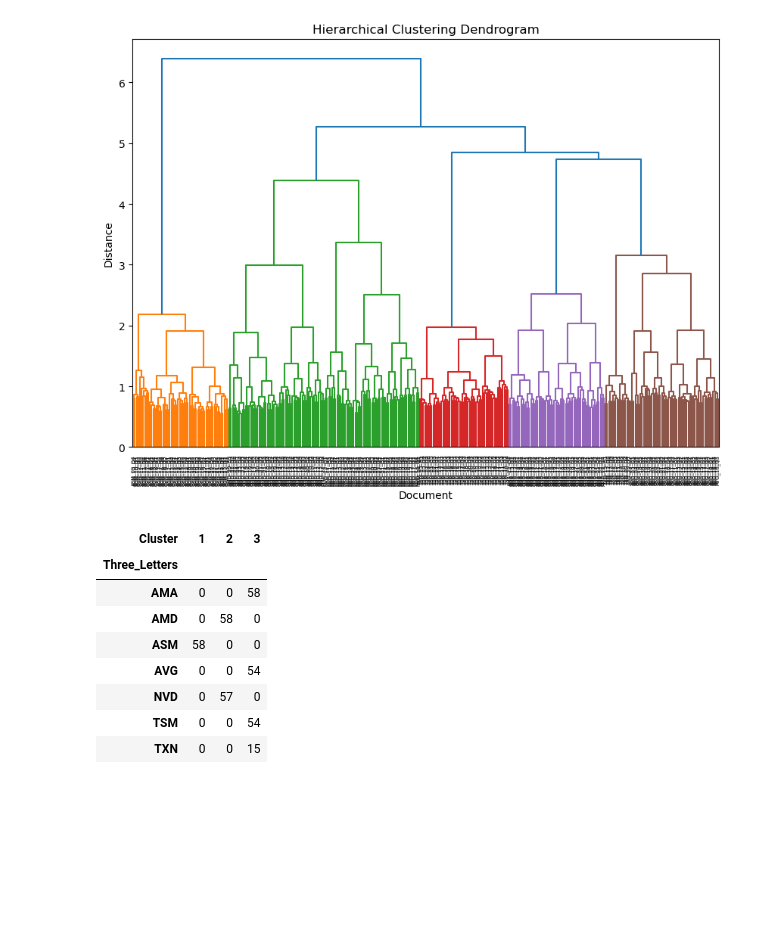
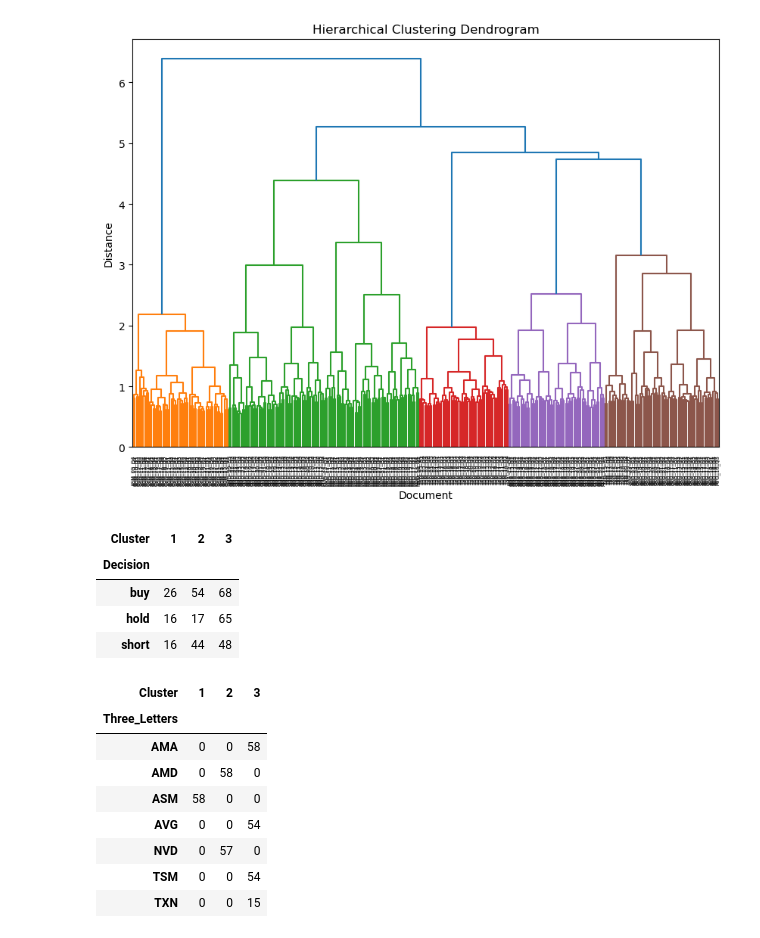
Before and after one commit to biagi0/Unstructured_Data_Projects, a Jupyter notebook: Final_Project/TFIDF_Cluster.ipynb, the cells around one changed output. Drawn from its saved outputs; the diff is of its cells as text; code cells hidden in the pictures; blank space fills up the shorter version.

```diff
--- a/Final_Project/TFIDF_Cluster.ipynb
+++ b/Final_Project/TFIDF_Cluster.ipynb
@@ -655,6 +697,27 @@ clusters = fcluster(linkage_matrix, t=3, criterion='maxclust')
 #    print(f'Document "{document_names[i]}" is in cluster {cluster_id}')
 # %% [output]
 [figure]
+# %%
+# Step 4: Create a DataFrame to hold the document names and their cluster assignments
+data2 = {
+    'Decision': classifier_list,
+    'Cluster': clusters
+}
+
+df2 = pd.DataFrame(data2)
+
+
+# Step 6: Count occurrences of each unique three-letter combination per cluster
+count_df2 = df2.groupby(['Decision', 'Cluster']).size().unstack(fill_value=0)
+
+# Step 7: Print the resulting counts DataFrame
+count_df2
+# %% [output]
+| Cluster | 1 | 2 | 3 |
+| Decision |  |  |  |
+| buy | 26 | 54 | 68 |
+| hold | 16 | 17 | 65 |
+| short | 16 | 44 | 48 |
 # %%
 # Step 4: Create a DataFrame to hold the document names and their cluster assignments
 data = {
```
Also changed, not shown: parts of 2 cells of this notebook.
